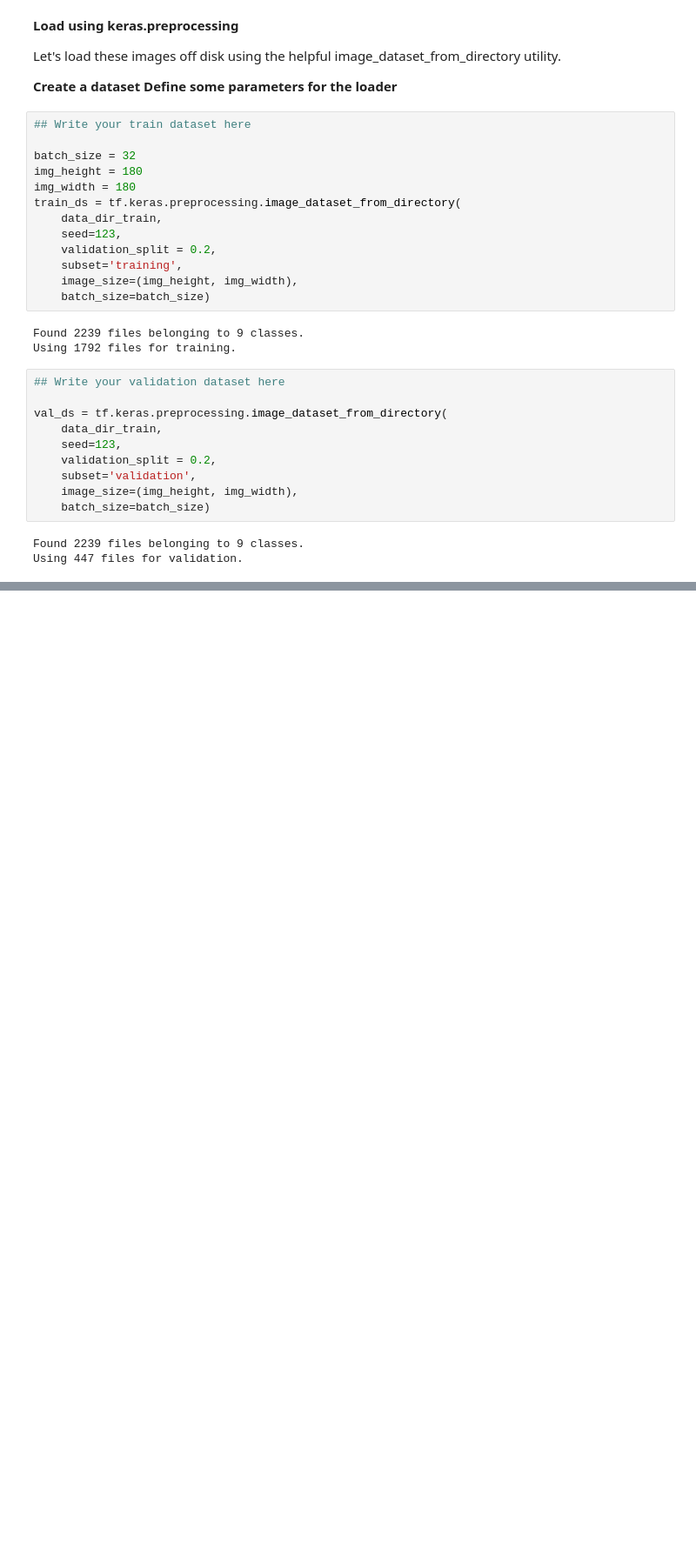
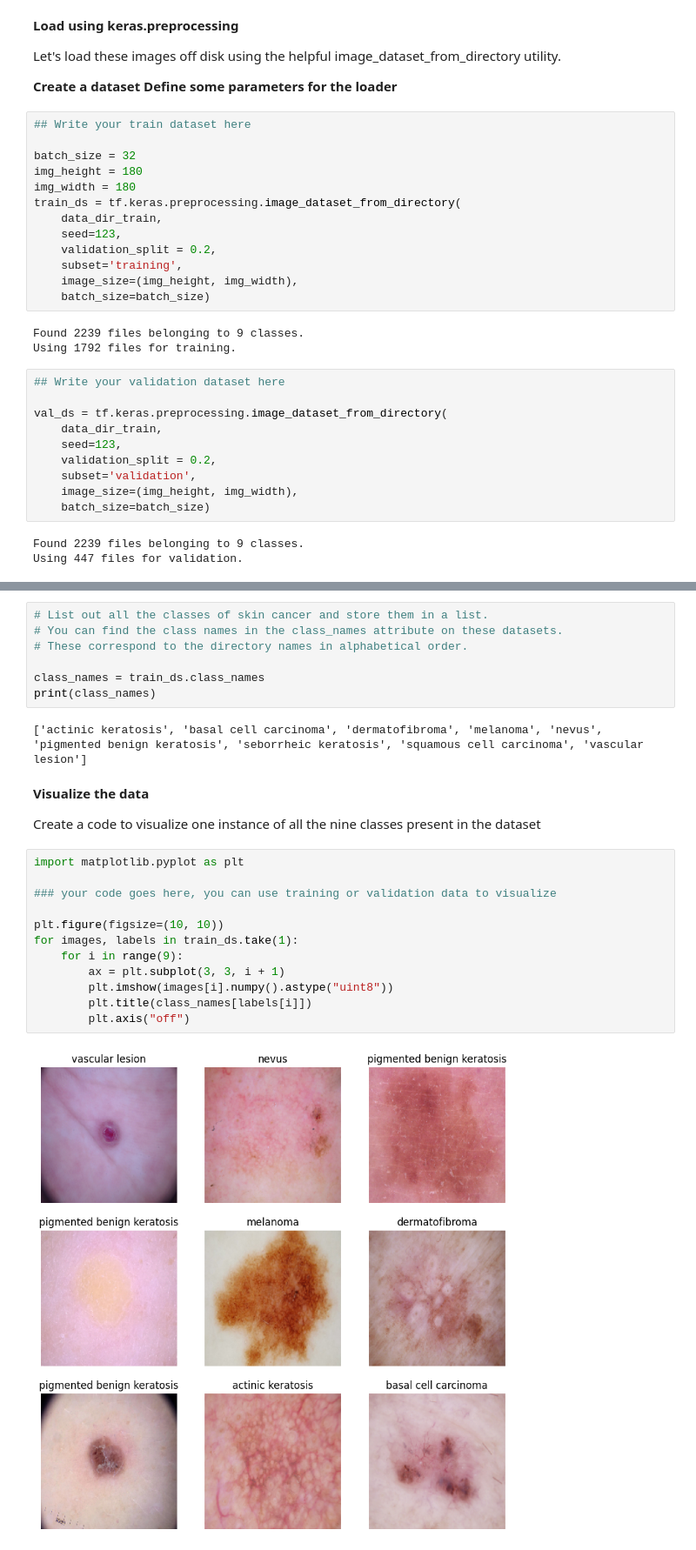
Before and after one commit to deepakrana123us/melanoma-detection, a Jupyter notebook: Deepak_Rana_nn.ipynb, the cells around one changed output, grey strips where cells are left out. Shown at 87% size. Saved outputs shown, nothing was run; the diff lists cells and outputs as text; blank space fills up the shorter version.

```diff
--- a/Deepak_Rana_nn.ipynb
+++ b/Deepak_Rana_nn.ipynb
@@ -75,0 +87,27 @@ Using 447 files for validation.
+# %%
+# List out all the classes of skin cancer and store them in a list.
+# You can find the class names in the class_names attribute on these datasets.
+# These correspond to the directory names in alphabetical order.
+
+class_names = train_ds.class_names
+print(class_names)
+# %% [output]
+['actinic keratosis', 'basal cell carcinoma', 'dermatofibroma', 'melanoma', 'nevus', 'pigmented benign keratosis', 'seborrheic keratosis', 'squamous cell carcinoma', 'vascular lesion']
+# %% [markdown]
+**Visualize the data**
+
+Create a code to visualize one instance of all the nine classes present in the dataset
+# %%
+import matplotlib.pyplot as plt
+
+### your code goes here, you can use training or validation data to visualize
+
+plt.figure(figsize=(10, 10))
+for images, labels in train_ds.take(1):
+    for i in range(9):
+        ax = plt.subplot(3, 3, i + 1)
+        plt.imshow(images[i].numpy().astype("uint8"))
+        plt.title(class_names[labels[i]])
+        plt.axis("off")
+# %% [output]
+[figure, added]
```
Also changed, not shown: parts of 16 cells of this notebook.
